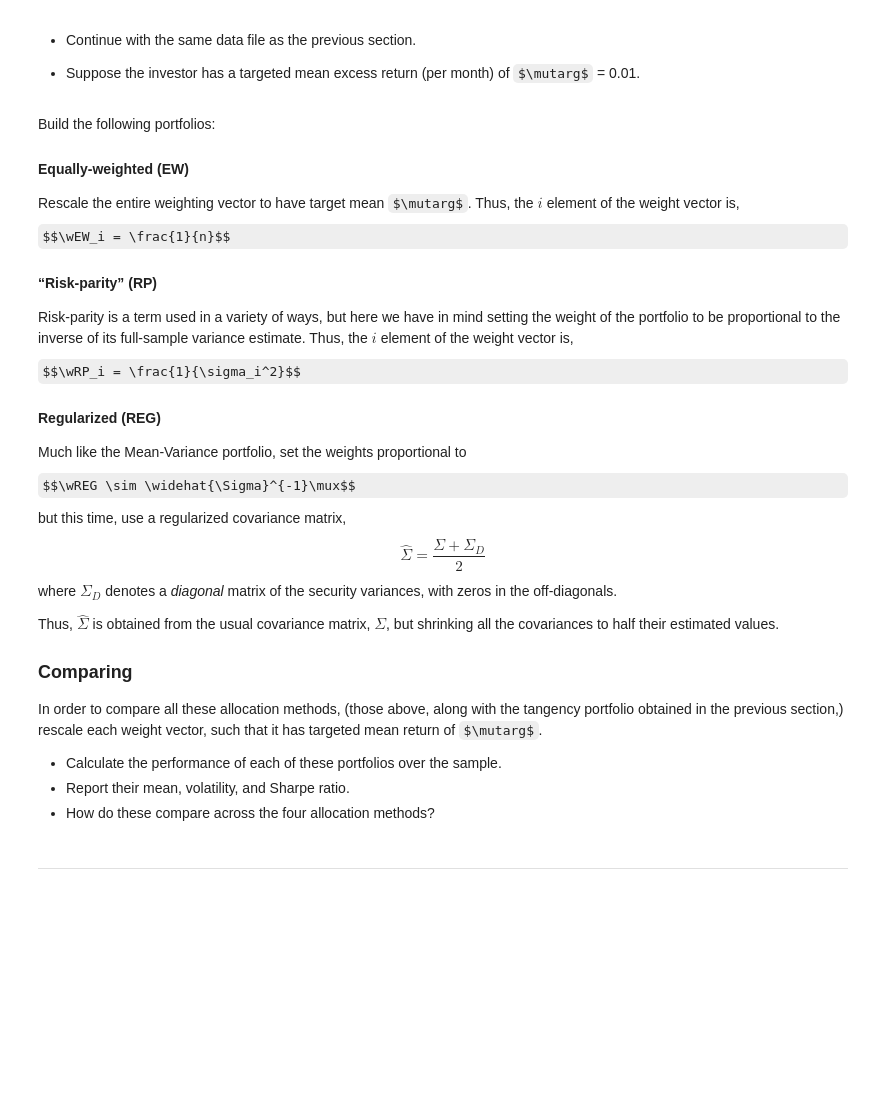
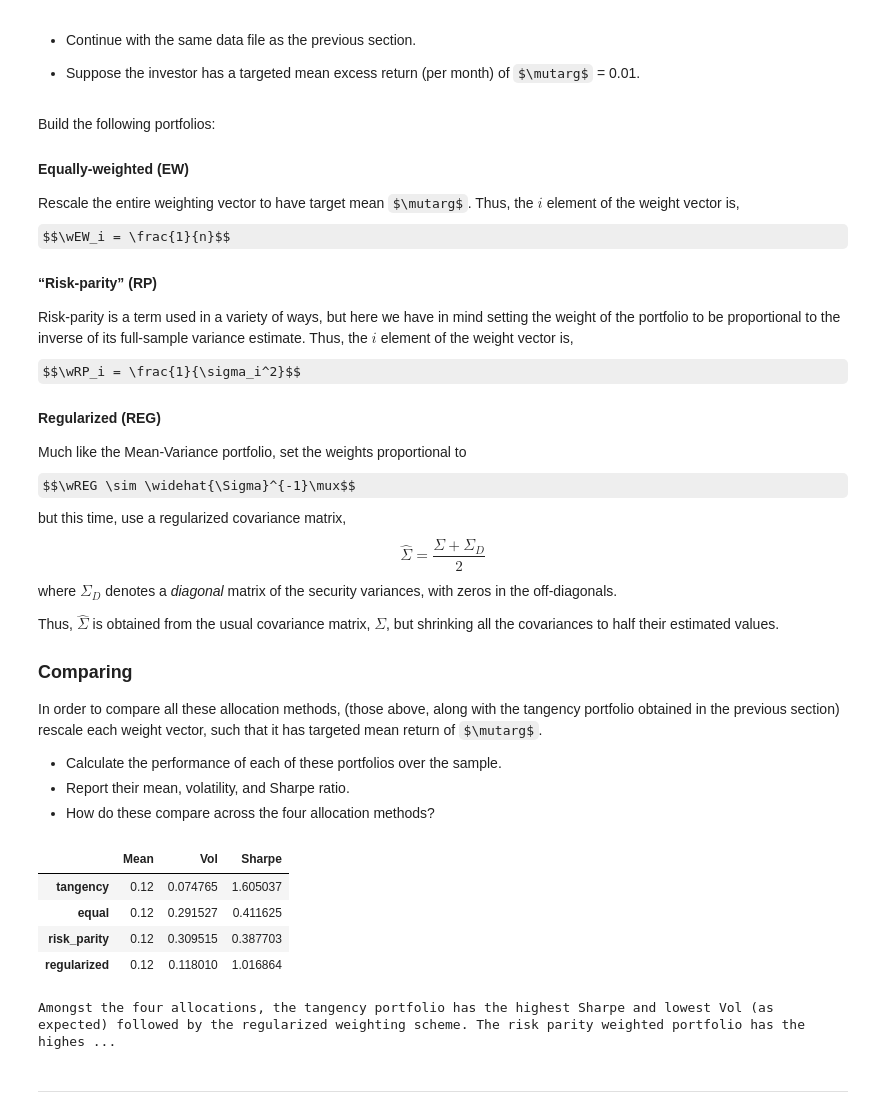
Before and after one commit to arohan96/finm-portfolio-week-1-3, a Jupyter notebook: homework_1/hw1_wickman.ipynb, the cells around one changed output. Drawn from its saved outputs; the diff is of its cells as text; code cells hidden in the pictures; some formulas as TeX source; blank space fills up the shorter version.

```diff
--- a/homework_1/hw1_wickman.ipynb
+++ b/homework_1/hw1_wickman.ipynb
@@ -245,11 +361,51 @@ Thus, $\widehat{\Sigma}$ is obtained from the usual covariance matrix, $\Sigma$,
 
 ### Comparing
 
-In order to compare all these allocation methods, (those above, along with the tangency portfolio obtained in the previous section,) rescale each weight vector, such that it has targeted mean return of $\mutarg$.
+In order to compare all these allocation methods, (those above, along with the tangency portfolio obtained in the previous section) rescale each weight vector, such that it has targeted mean return of $\mutarg$.
 
 * Calculate the performance of each of these portfolios over the sample.
 * Report their mean, volatility, and Sharpe ratio.
 * How do these compare across the four allocation methods?
+# %%
+def summary_statistics_annualized(returns, annual_factor = 12):
+    """This functions returns the summary statistics for the input total/excess returns passed
+    into the function"""
+
+    summary_statistics = pd.DataFrame(index=returns.columns)
+    summary_statistics['Mean'] = returns.mean() * annual_factor
+    summary_statistics['Vol'] = returns.std() * np.sqrt(annual_factor)
+    summary_statistics['Sharpe'] = (returns.mean() / returns.std()) * np.sqrt(annual_factor)
+
+    return summary_statistics
+
+target_mean = 0.01
+
+w_eq = [1/len(er.columns)]*len(er.columns)
+w_rp = list(1/np.array(er.var()))
+cov_reg = (er.cov()/2 + np.diag(er.var()))/2
+w_reg = np.linalg.inv(cov_reg)*(np.matrix(er.mean())).T
+
+weights_df = pd.DataFrame(columns=['tangency', 'equal', 'risk_parity', 'regularized'])
+weights_df['tangency'] = labelled_weights
+weights_df['equal'] = w_eq
+weights_df['risk_parity'] = w_rp
+weights_df['regularized'] = w_reg
+weights_df.index = er.columns
+weights_df.fillna(0, inplace=True)
+weights_df
+
+weights_df *= target_mean / (er.mean()@weights_df)
+
+display(summary_statistics_annualized(er@weights_df))
+
+print("Amongst the four allocations, the tangency portfolio has the highest Sharpe and lowest Vol (as expected) followed by the regularized weighting scheme. The risk parity weighted portfolio has the highest vol and the lowest Sharpe")
+# %% [output]
+|  | Mean | Vol | Sharpe |
+| tangency | 0.12 | 0.074765 | 1.605037 |
+| equal | 0.12 | 0.291527 | 0.411625 |
+| risk_parity | 0.12 | 0.309515 | 0.387703 |
+| regularized | 0.12 | 0.118010 | 1.016864 |
+Amongst the four allocations, the tangency portfolio has the highest Sharpe and lowest Vol (as expected) followed by the regularized weighting scheme. The risk parity weighted portfolio has the highes ...
 # %% [markdown]
 ***
 # %% [markdown]
```
Also changed, not shown: parts of 15 cells of this notebook.
